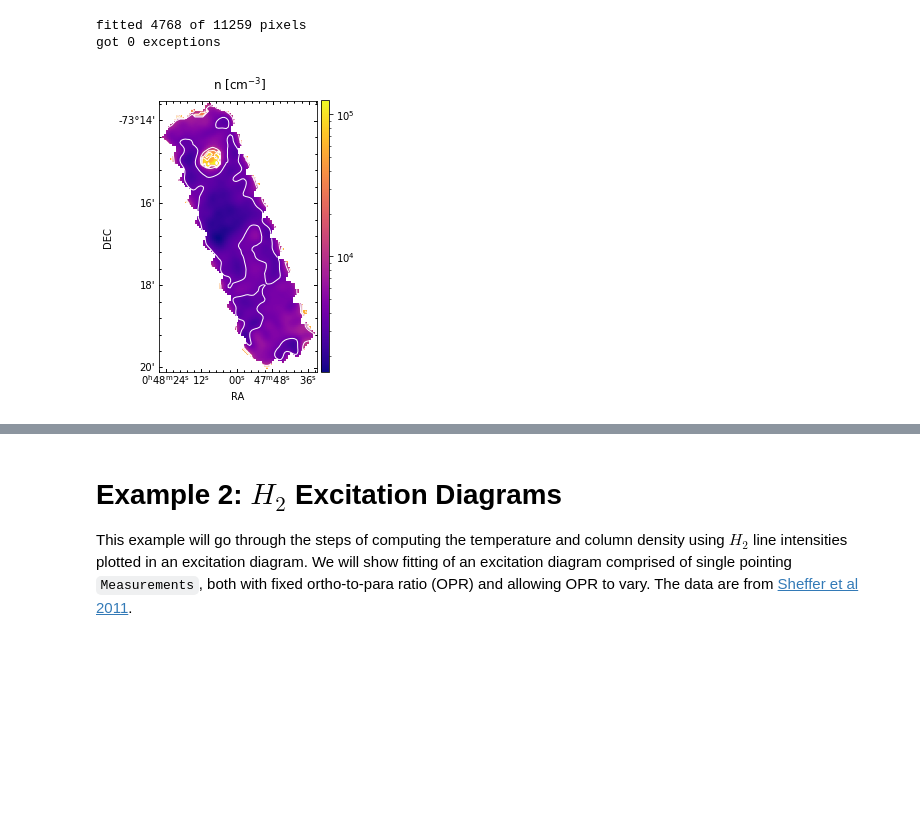
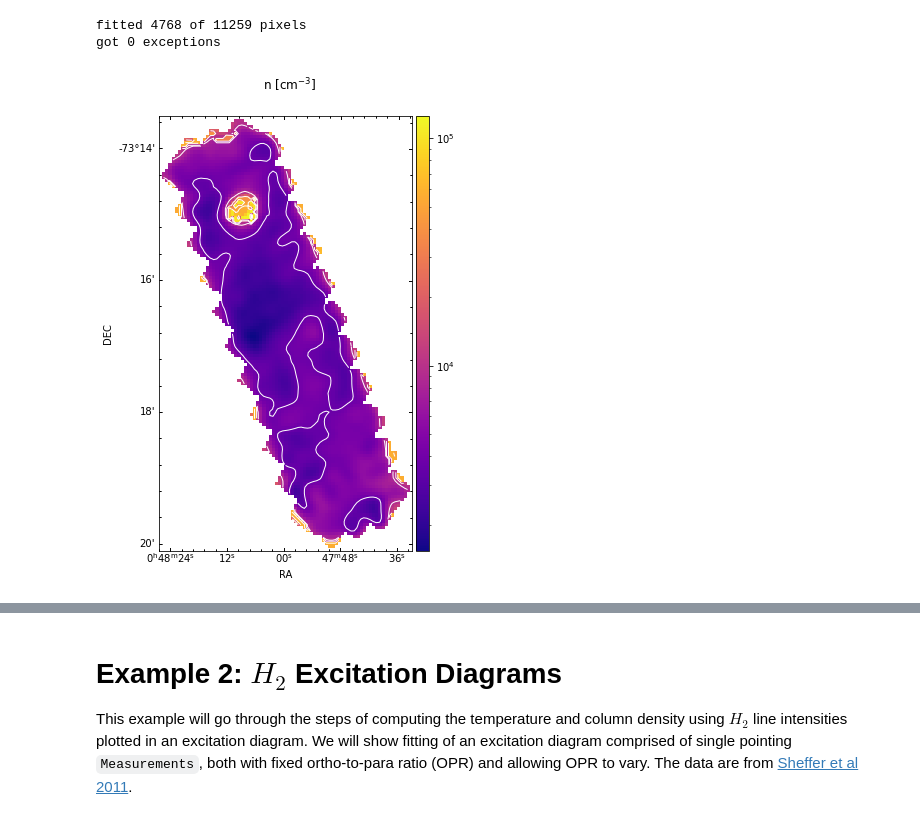
Before and after one commit to mpound/pdrtpy-nb, a Jupyter notebook: notebooks/PDRToolboxDemo.ipynb, the cells around one changed output, grey strips where cells are left out. Saved outputs shown, nothing was run; the diff lists cells and outputs as text; code cells hidden in the pictures; blank space fills up the shorter version.

```diff
--- a/notebooks/PDRToolboxDemo.ipynb
+++ b/notebooks/PDRToolboxDemo.ipynb
@@ -177,7 +186,7 @@ fitted 4768 of 11259 pixels
 got 0 exceptions
 # %%
 plot = LineRatioPlot(p)
-plot.density(contours=True,norm="log")
+plot.density(contours=True,norm="log",figsize=(5,8))
 # %% [output]
-[figure, old version]
+[figure, new version]
 # %%
```
Also changed, not shown: parts of 16 cells of this notebook, 7 other files.
